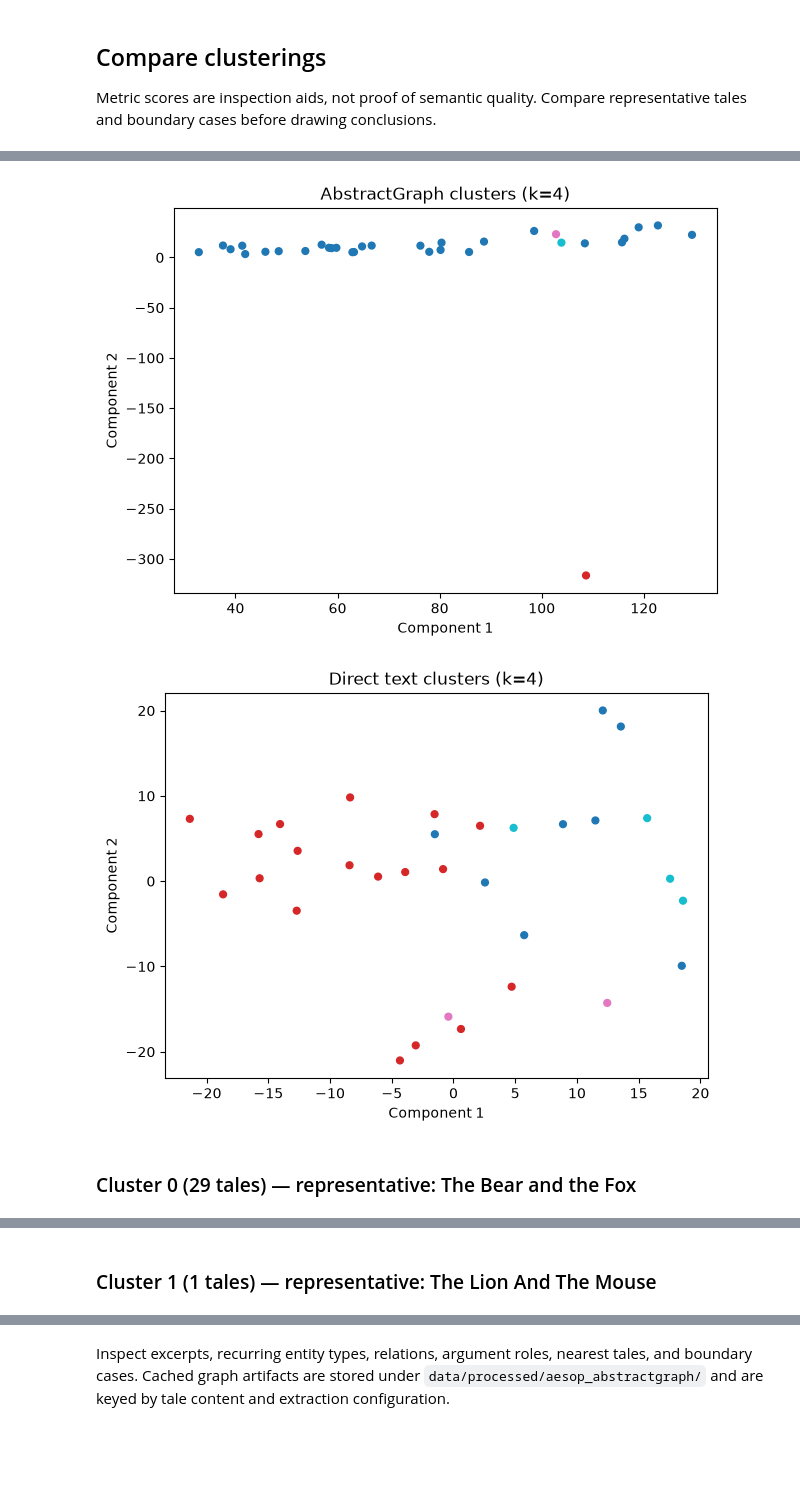
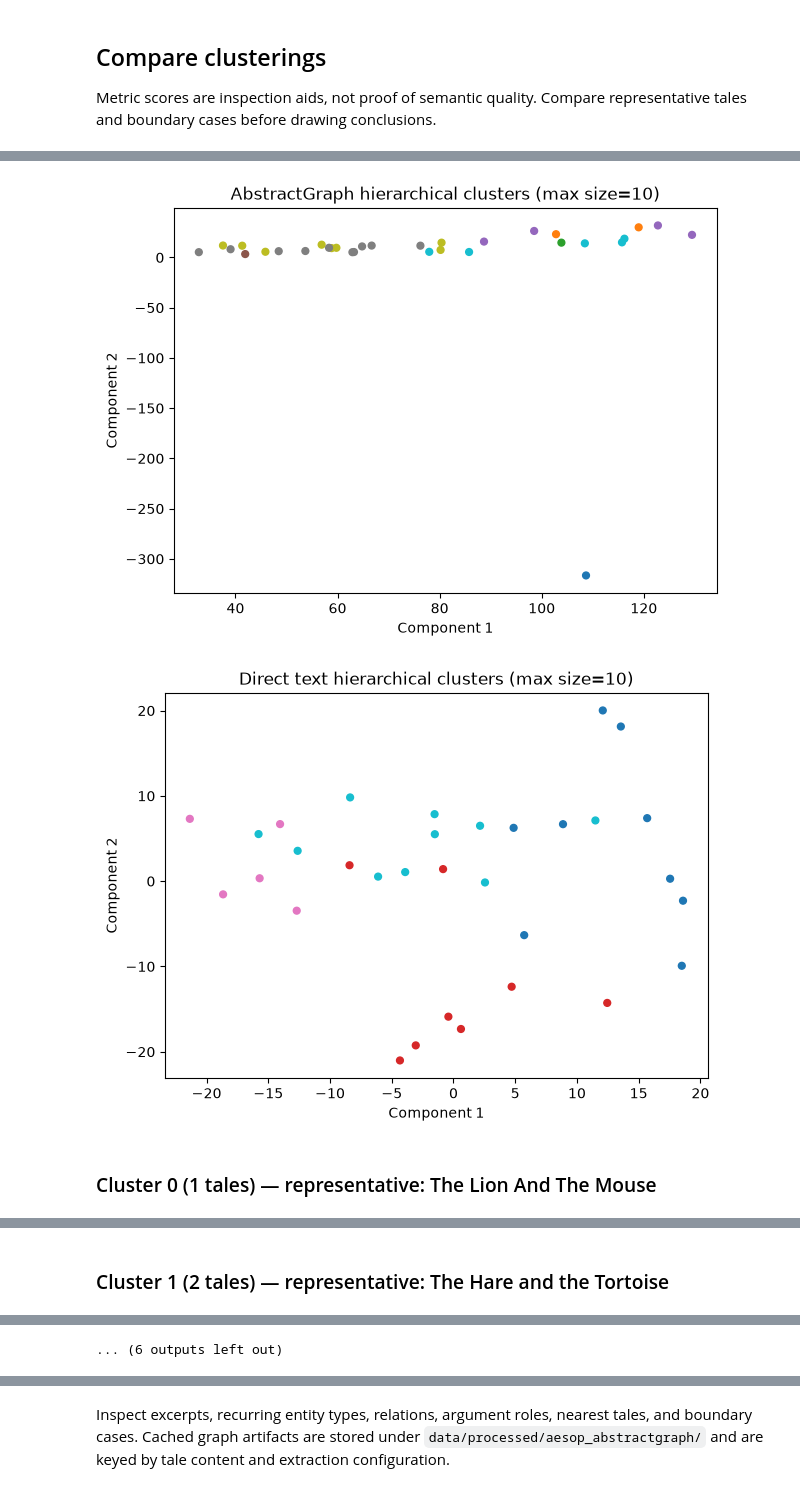
Before and after one commit to fabriziocosta/SemanticGraphicalizer, a Jupyter notebook: notebooks/aesop_graph_embeddings_clustering.ipynb, the cells around one changed output, grey strips where cells are left out. Drawn from its saved outputs; the diff is of its cells as text; code cells hidden in the pictures; blank space fills up the shorter version.

```diff
--- a/notebooks/aesop_graph_embeddings_clustering.ipynb
+++ b/notebooks/aesop_graph_embeddings_clustering.ipynb
@@ -13,6 +13,7 @@ import json
 import pickle
 
 import matplotlib.pyplot as plt
+from abstractgraph import AbstractGraphTransformer
 import numpy as np
 from IPython.display import display, Markdown
 from sklearn.decomposition import PCA
@@ -30,7 +31,6 @@ from semantic_graphicalizer import (
     OpenAIEmbeddingClient,
     SemanticGraphicalizer,
     load_aesop_fables,
-    vectorize_abstract_graphs,
 )
 from semantic_graphicalizer.model import as_embedding_client
 from experiments.aesop_graph_embeddings_clustering import (
@@ -44,7 +44,8 @@ SMOKE_LIMIT = 32
 EMBED_NODES = True
 EMBEDDING_MODEL = DEFAULT_OPENAI_EMBEDDING_MODEL
 RANDOM_SEED = 17
-NBITS = 14
+NBITS = 10
+MAX_CLUSTER_SIZE = 10
 
 cache_dir = ROOT / "data" / "processed" / "aesop_abstractgraph"
 cache_dir.mkdir(parents=True, exist_ok=True)
@@ -129,8 +130,8 @@ abstract_settings = {
     "embedding_key": "embedding",
     "interpretation_mode": "per_entity",
     "chunk_key": "chunk_id",
-    "parallel_edge_policy": "combine",
-    "preserve_direction": True,
+    "parallel_edge_policy": "first",
+    "preserve_direction": False,
     "nbits": NBITS,
 }
 
@@ -238,15 +239,11 @@ Before vectorization, inspect `to_array()` on a converted object to see the node
 # %%
-example_abstract_graph = abstract_graphs[0]
-node_feature_matrix = example_abstract_graph.to_array()
-print(f"Example tale: {metadata[0]['title']}")
-print(f"Base nodes: {example_abstract_graph.base_graph.number_of_nodes()}")
-print(f"Node feature matrix before graph pooling: {node_feature_matrix.shape}")
-
-graph_inputs = [abstract_graph.base_graph for abstract_graph in abstract_graphs]
-print("Transformer input types:", sorted({type(graph).__name__ for graph in graph_inputs}))
-print("First transformer input is simple:", not graph_inputs[0].is_multigraph())
-
-graph_matrix = vectorize_abstract_graphs(abstract_graphs, nbits=NBITS)
+graph_transformer = AbstractGraphTransformer(
+    nbits=NBITS,
+    decomposition_function=None,
+    return_dense=False,
+    n_jobs=1,
+)
+graph_matrix = graph_transformer.fit_transform(abstract_graphs)
 print(f"Graph-level matrix: {graph_matrix.shape}; format={graph_matrix.format}; nnz={graph_matrix.nnz}")
 
 # Save node embeddings added during AbstractGraph conversion to the graph cache.
@@ -276,13 +268,16 @@ text_matrix = _load_or_build_text_vectors(
     EMBEDDING_MODEL,
 )
 
-clustering = _cluster_representations(graph_matrix, text_matrix, RANDOM_SEED)
+clustering = _cluster_representations(
+    graph_matrix, text_matrix, RANDOM_SEED, max_cluster_size=MAX_CLUSTER_SIZE
+)
 graph_features = clustering["graph_features"]
 text_features = clustering["text_features"]
 cluster_results = clustering["cluster_results"]
 metric_rows = clustering["metric_rows"]
 agreement_rows = clustering["agreement_rows"]
-max_k = clustering["max_k"]
+max_cluster_size = clustering["max_cluster_size"]
 print(f"Tales: {n_tales} | graph vectors: {graph_matrix.shape} | text vectors: {text_matrix.shape}")
 print(f"Graph reduction components: {clustering['svd_components']}")
+print(f"Maximum tales per cluster: {max_cluster_size}")
 # %% [output]
@@ -353,47 +329,46 @@ def print_wrapped_story(text, width=80):
         wrapped = wrap(paragraph, width=width)
         print("\n".join(wrapped))
 
-selected_k = min(4, n_tales - 1)
 for representation, features, reducer in (
     ("AbstractGraph", graph_features, None),
     ("Direct text", text_features, PCA(n_components=2, random_state=RANDOM_SEED)),
 ):
     coordinates = reducer.fit_transform(features) if reducer is not None else features[:, :2]
-    labels = cluster_results[(representation, "kmeans", selected_k)]
+    labels = cluster_results[(representation, "hierarchical_ward", max_cluster_size)]
     plt.figure(figsize=(7, 5))
     plt.scatter(coordinates[:, 0], coordinates[:, 1], c=labels, cmap="tab10", s=24)
-    plt.title(f"{representation} clusters (k={selected_k})")
+    plt.title(f"{representation} hierarchical clusters (max size={max_cluster_size})")
     plt.xlabel("Component 1")
     plt.ylabel("Component 2")
     plt.show()
 
-labels = cluster_results[("AbstractGraph", "kmeans", selected_k)]
+labels = cluster_results[("AbstractGraph", "hierarchical_ward", max_cluster_size)]
 for label in sorted(set(labels)):
     members = np.flatnonzero(labels == label)
     distances = pairwise_distances(graph_features[members], metric="euclidean")
     medoid_index = members[int(np.argmin(distances.mean(axis=1)))]
     display(Markdown(
         f"### Cluster {label} ({len(members)} tales) — "
         f"representative: {metadata[medoid_index]['title']}"
     ))
     for member_index in members:
         row = metadata[member_index]
         print(f"\n{row['title']} ({row['tale_id']})")
         print_wrapped_story(stories[member_index], width=80)
     graph = graphs[medoid_index]
     entity_types = Counter(data.get("type") for _node, data in graph.nodes(data=True))
     relation_names = Counter(
         data.get("relation") for _node, data in graph.nodes(data=True)
         if data.get("relation")
     )
     argument_roles = Counter(
         data.get("role") for _source, _target, data in graph.edges(data=True)
     )
     print("\nRepresentative graph summary:")
     print("Entity types:", entity_types.most_common(6))
     print("Relations:", relation_names.most_common(6))
     print("Argument roles:", argument_roles.most_common(6))
 # %% [output]
-[figure, old version]
+[figure, new version]
-[figure, old version]
+[figure, new version]
-### Cluster 0 (29 tales) — representative: The Bear and the Fox
+### Cluster 0 (1 tales) — representative: The Lion And The Mouse
@@ -417 +392 @@ Argument roles: [('performer', 2), ('action', 2), ('bearer', 1), ('trait', 1), (
-### Cluster 1 (1 tales) — representative: The Lion And The Mouse
+### Cluster 1 (2 tales) — representative: The Hare and the Tortoise
@@ -475,3 +466,4 @@ Argument roles: [('subject', 3), ('performer', 2), ('action', 2), ('place', 2),
+... (6 outputs left out)
 # %% [markdown]
 ## How to read the plots and tale examples
 
```
Also changed, not shown: parts of 9 cells of this notebook, 2 other files.
